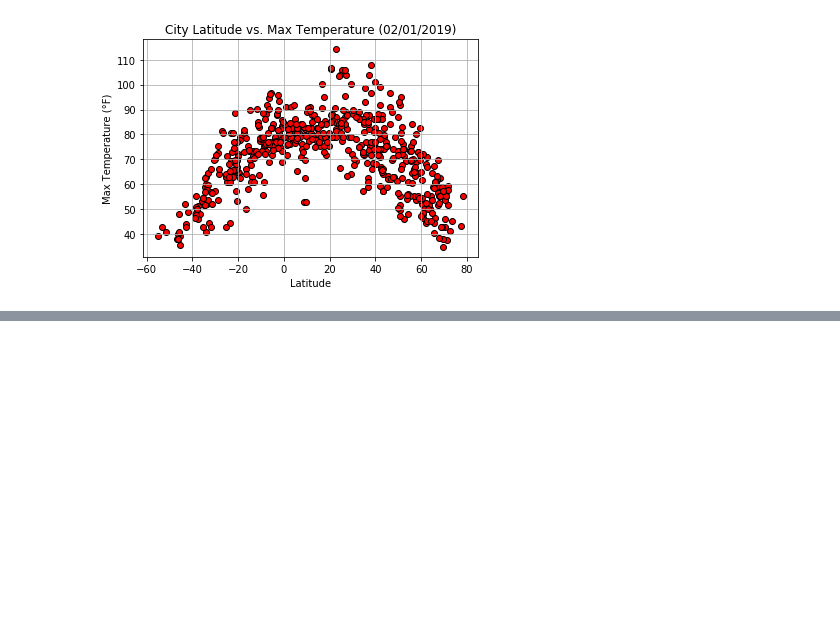
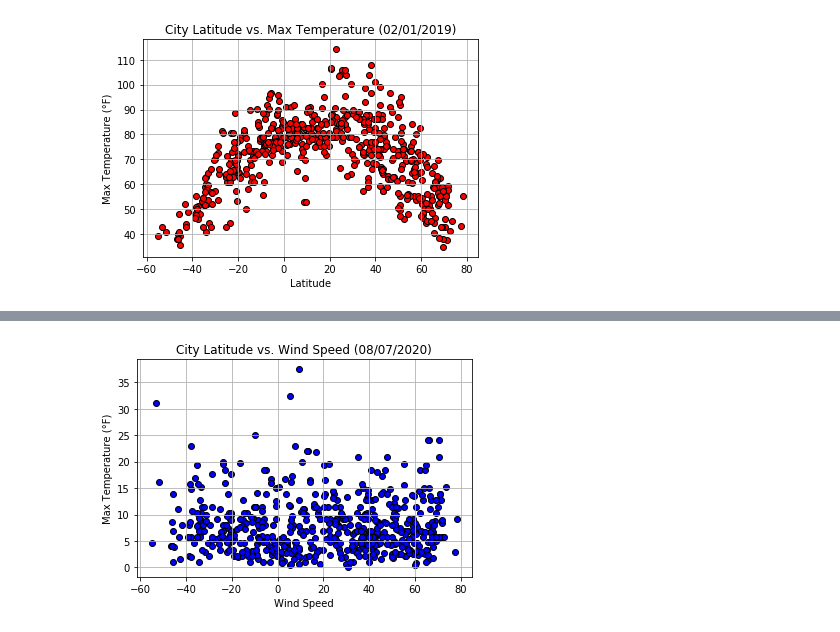
Before and after one commit to cynthiazhang88/Python-APIs, a Jupyter notebook: WeatherPy/WeatherPys.ipynb, the cells around one changed output, grey strips where cells are left out. Saved outputs shown, nothing was run; the diff lists cells and outputs as text; code cells hidden in the pictures; blank space fills up the shorter version.

```diff
--- a/WeatherPy/WeatherPys.ipynb
+++ b/WeatherPy/WeatherPys.ipynb
@@ -170,0 +193,11 @@ plt.show()
+# %%
+plt.scatter(weather_data["Latitude"], weather_data["Wind Speed"], facecolors="blue", marker="o", edgecolor="black")
+
+plt.title("City Latitude vs. Wind Speed (08/07/2020)")
+plt.ylabel("Max Temperature (°F)")
+plt.xlabel("Wind Speed")
+plt.grid(True)
+
+plt.show()
+# %% [output]
+[figure, added]
```
Also changed, not shown: parts of 3 cells of this notebook.
